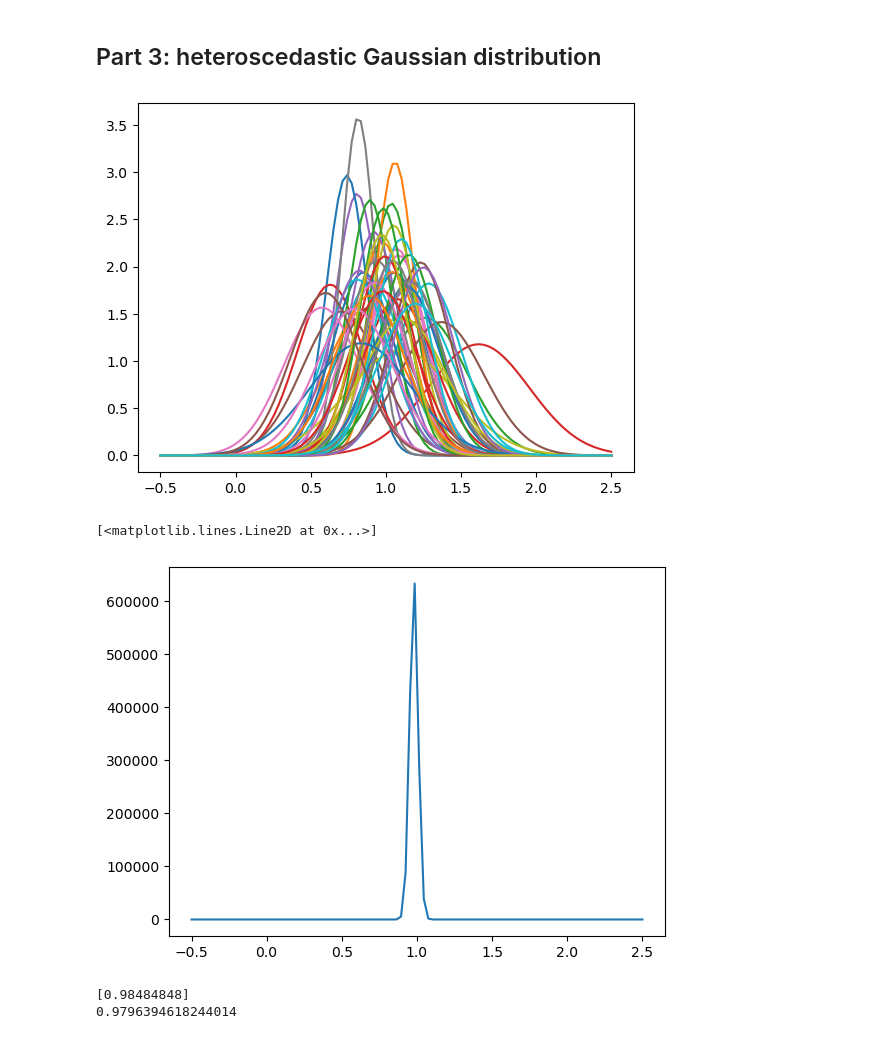
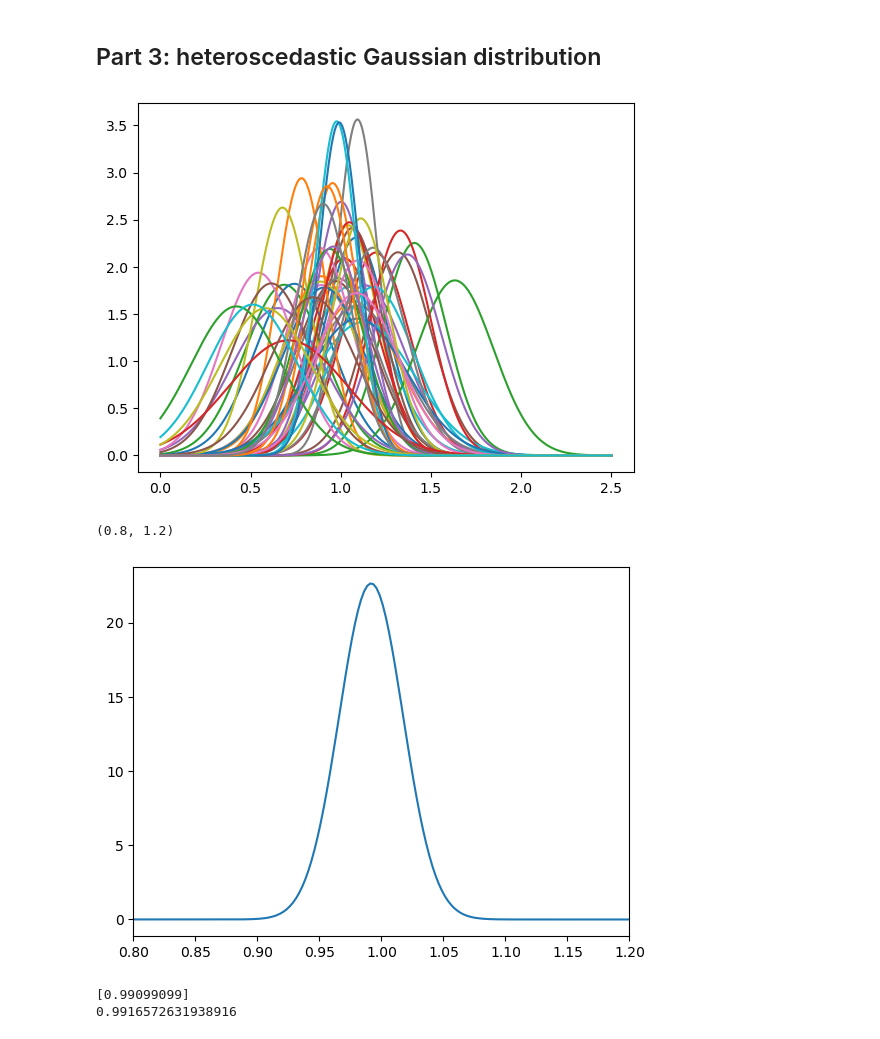
Before and after one commit to EmmaBalzanelli/ilovegit, a Jupyter notebook: QuasarPosition_ex4.ipynb, the cells around one changed output. Saved outputs shown, nothing was run; the diff lists cells and outputs as text; code cells hidden in the pictures.

```diff
--- a/QuasarPosition_ex4.ipynb
+++ b/QuasarPosition_ex4.ipynb
@@ -61,24 +65,25 @@ analitical error on mu:  0.0282842712474619
 # %%
 mu = 1
 Nrand = 50
-N = 100
+N = 1000
 sigma = np.random.normal(0.2, 0.05, Nrand)
 xi=np.random.normal(mu, sigma, Nrand)
-x_plot = np.linspace(-0.5, 2.5, N)
+x_plot = np.linspace(0, 2.5, N)
 L = 1 #define the likelihood for the products of all the likelihoods for each xi
 
 #define a gaussian distribution for each xi and then plots its likelihood
 for i,j in zip(xi,sigma):
     dist = norm(i, j)
     plt.plot(x_plot, dist.pdf(x_plot)) #singles likelihoods
     L *= dist.pdf(x_plot) #final likelihood as a product of all the singles likelihood
 
 plt.show()
 plt.plot(x_plot,L)
+plt.xlim(0.8,1.2)
 # %% [output]
-[figure, old version]
+[figure, new version]
-[<matplotlib.lines.Line2D at 0x...>]
+(0.8, 1.2)
-[figure, old version]
+[figure, new version]
 # %%
 #comparison of the likelihood solution with de MLE estimator derived
 maxL = np.max(L)
@@ -86,8 +91,8 @@ MLE = x_plot[np.where(L==maxL)]
 print((MLE))
 print(np.sum(xi/sigma**2)/np.sum(sigma**-2))
 # %% [output]
-[0.98484848]
-0.9796394618244014
+[0.99099099]
+0.9916572631938916
 # %%
 #rough 2nd order derivative with np.diff used recursively (or with n=2 ?)
 L2diff = np.diff(np.log(L[L>0]), n=2)[0] / (np.diff(x_plot[L>0])**2)[0]
```
Also changed, not shown: parts of 4 cells of this notebook.
